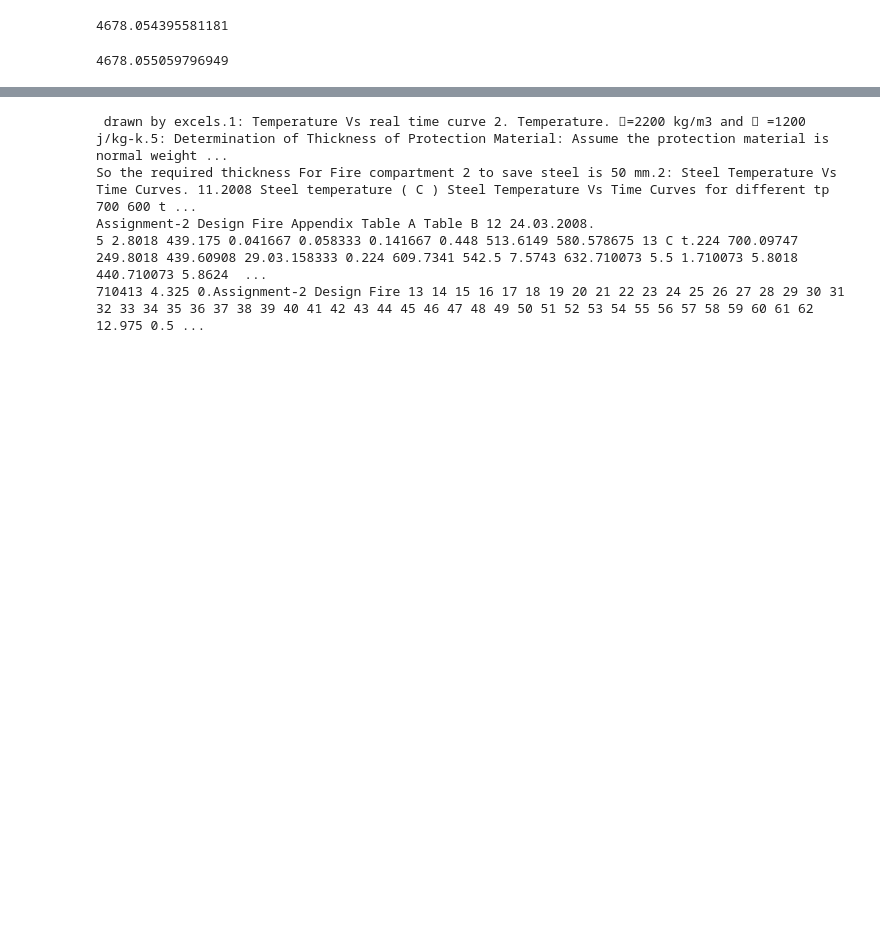
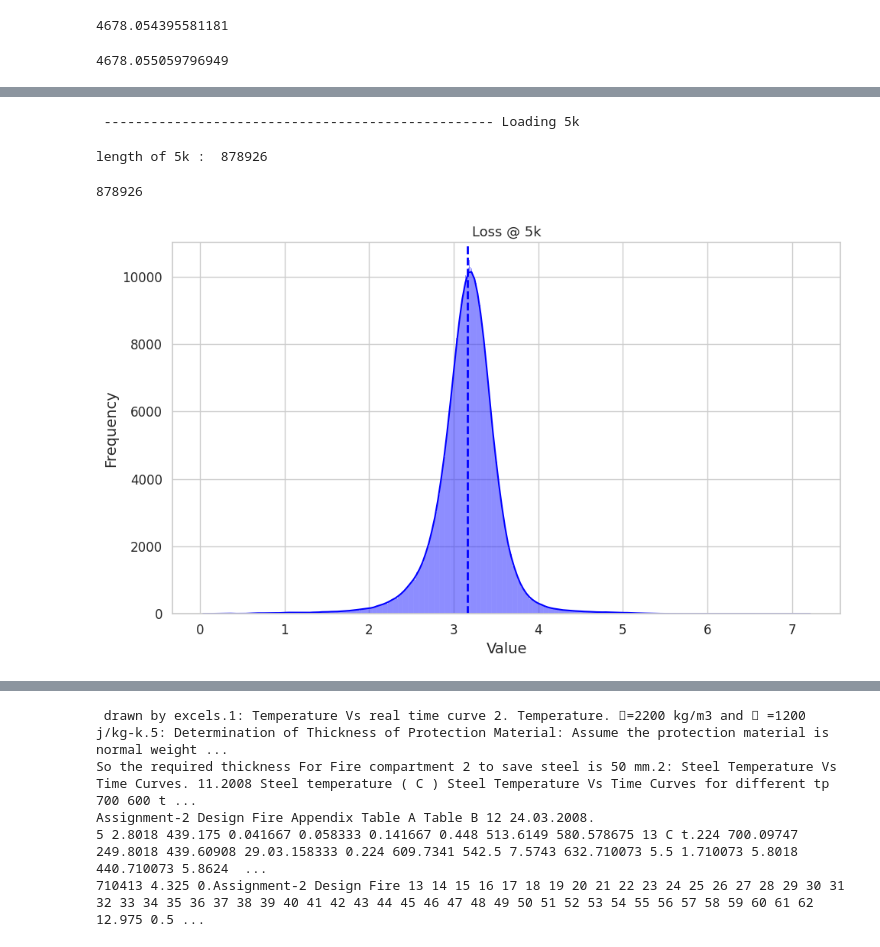
Before and after one commit to jyk13579/OLMo, a Jupyter notebook: exp/file.ipynb, the cells around one changed output, grey strips where cells are left out. Drawn from its saved outputs; the diff is of its cells as text; code cells hidden in the pictures; blank space fills up the shorter version.

```diff
--- a/exp/file.ipynb
+++ b/exp/file.ipynb
@@ -1313,0 +1338,3 @@ Dataset.load_from_disk("a;dlfkja;dfjkas;fdjkadf;k")
+# %%
+li_278k = [x for x in li if x['sample_idx'] in common_ids]
+print(len(li_278k))
@@ -1313,0 +1343,2 @@ Dataset.load_from_disk("a;dlfkja;dfjkas;fdjkadf;k")
+# %%
+li_loss_278k = [x['loss_mean'] for x in li_278k]
@@ -1313,0 +1476,70 @@ Dataset.load_from_disk("a;dlfkja;dfjkas;fdjkadf;k")
+# %%
+import json
+from tqdm.auto import tqdm
+print("\n\n", "-"*50,"Loading 5k")
+
+li_5k = []
+for x in tqdm(open("/data/jiyeon/OLMo/analysis/OLMo_C4_Infer_Result/output_part1.jsonl"), total=440013):
+    try:
+        li_5k.append(json.loads(x))
+    except:
+        print("[Error] Skipping ...")
+print("Loading 2nd part...")
+for x in tqdm(open("/data/jiyeon/OLMo/analysis/OLMo_C4_Infer_Result/output_part2.jsonl"), total=440013):
+    try:
+        li_5k.append(json.loads(x))
+    except:
+        print("[Error] Skipping ...")
+
+to_save_5k = {}
+for x in li_5k:
+    if x['sample_idx'] not in to_save_5k:
+        if len(x['per_token_loss']) == 1:
+            mean = sum(x['per_token_loss'][0])/len(x['per_token_loss'][0])
+        else:
+            mean = sum(x['per_token_loss'])/len(x['per_token_loss'])
+        x['loss_mean'] = mean
+        to_save_5k[x['sample_idx']] = x
+print("length of 5k : ",len(to_save_5k))
+# %% [output]
+ -------------------------------------------------- Loading 5k
+length of 5k :  878926
+# %%
+li_5k = [x for id, x in to_save_5k.items()]
+li_loss_5k = [x['loss_mean'] for x in li_5k]
+# %%
+len(li_loss_5k)
+# %% [output]
+878926
+# %%
+# Plot histogram from 0 ~ 0.005
+import matplotlib.pyplot as plt
+import numpy as np
+import seaborn as sns
+
+# Set the style
+sns.set(style="whitegrid")
+
+# Plot the histogram
+plt.figure(figsize=(10, 6))
+sns.histplot(li_loss_5k, kde=True, color='blue')
+
+# Add a vertical line at the mean
+mean_value = np.mean(li_loss_5k)
+plt.axvline(mean_value, color='blue', linestyle='dashed', linewidth=2, label=f'Mean: {mean_value:.5f}')
+
+# Add title and labels
+plt.title('Loss @ 5k', fontsize=13)
+plt.xlabel('Value', fontsize=14)
+plt.ylabel('Frequency', fontsize=14)
+
+# Customize ticks
+plt.xticks(fontsize=12)
+plt.yticks(fontsize=12)
+
+plt.ylim(0,11000)
+# Show the plot
+plt.tight_layout()
+plt.show()
+# %% [output]
+[figure, added]
```
Also changed, not shown: parts of 95 cells of this notebook, 43 other files.
